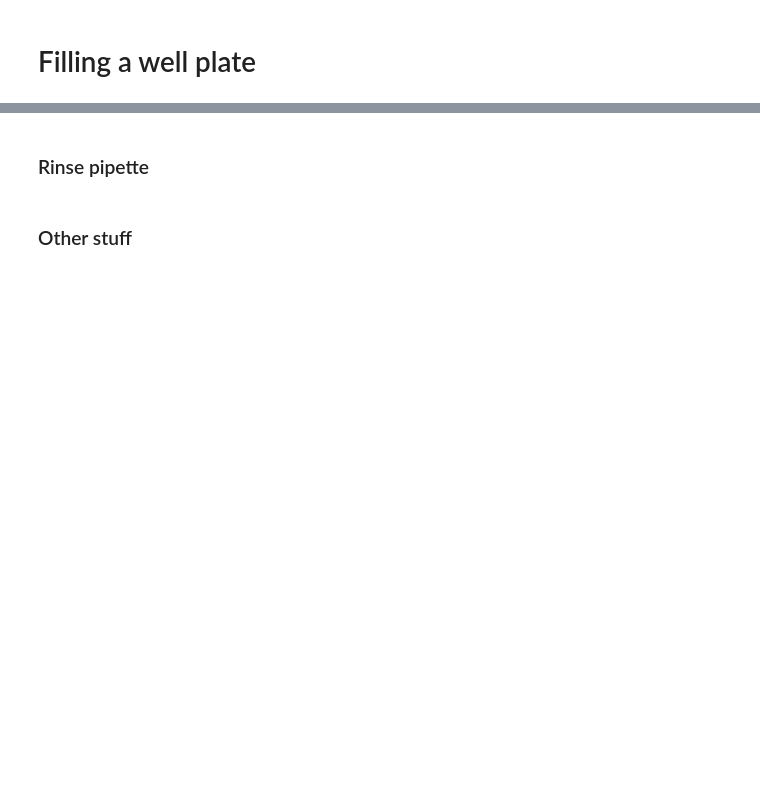
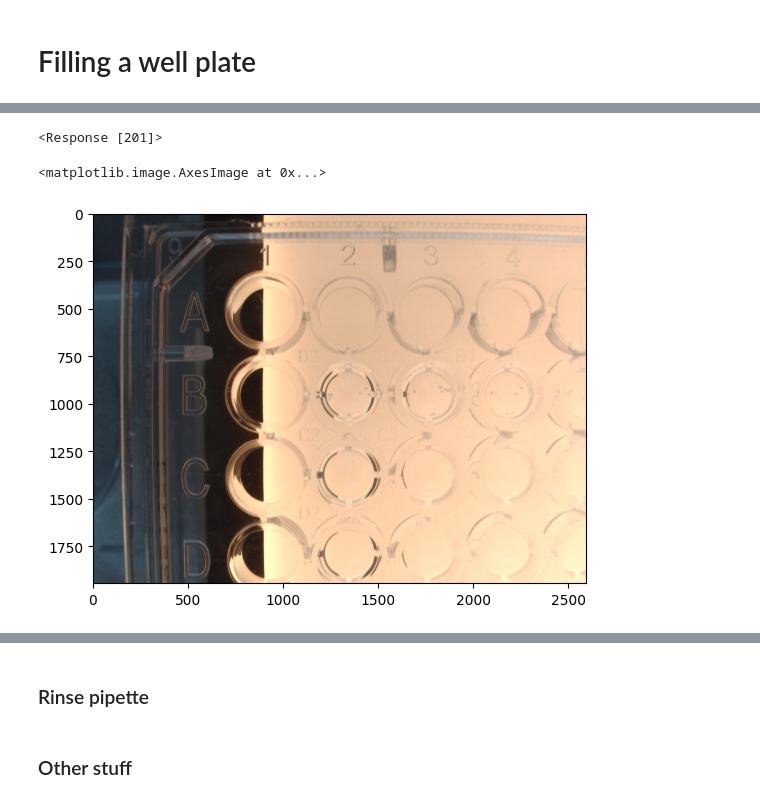
Before and after one commit to steiva/ot2-microtissue-manipulator, a Jupyter notebook: notebooks/calibration_test.ipynb, the cells around one changed output, grey strips where cells are left out. Cells and saved outputs as stored; diff of their text form; code cells hidden in the pictures; blank space fills up the shorter version.

```diff
--- a/notebooks/calibration_test.ipynb
+++ b/notebooks/calibration_test.ipynb
@@ -639,0 +776,10 @@ openapi.dispense_in_place(flow_rate = flow_rate, volume = volume)
+# %%
+openapi.move_to_well(openapi.labware_dct['5'], 'A1', well_location='top', offset=(-offset[0], -offset[1], 30))
+# %% [output]
+<Response [201]>
+# %%
+_, frame = over_cam.read()
+plt.imshow(frame)
+# %% [output]
+<matplotlib.image.AxesImage at 0x...>
+[figure, added]
```
Also changed, not shown: parts of 126 cells of this notebook, 1 other file.
